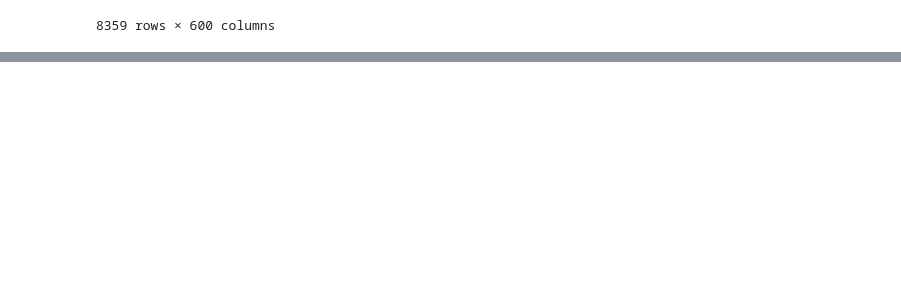
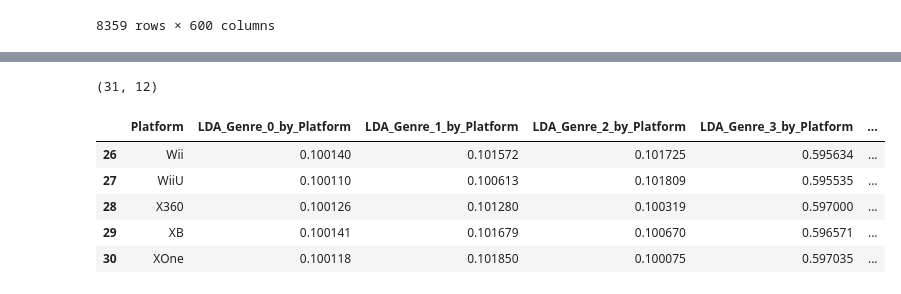
Before and after one commit to yumehara/atmacup8, a Jupyter notebook: notebook/EDA.ipynb, the cells around one changed output, grey strips where cells are left out. Cells and saved outputs as stored; diff of their text form; code cells hidden in the pictures; blank space fills up the shorter version.

```diff
--- a/notebook/EDA.ipynb
+++ b/notebook/EDA.ipynb
@@ -324,0 +360,11 @@ pd.DataFrame(svd_matrix).add_prefix('SVD_')
+# %%
+# pd.pivot_table(train_, index='Platform', columns='year', values='JP_Sales', aggfunc='count')
+LDA_topic(train_, 5, index='Platform', column='Genre', value='Global_Sales').tail()
+# %% [output]
+(31, 12)
+|  | Platform | LDA_Genre_0_by_Platform | LDA_Genre_1_by_Platform | LDA_Genre_2_by_Platform | LDA_Genre_3_by_Platform | ... |
+| 26 | Wii | 0.100140 | 0.101572 | 0.101725 | 0.595634 | ... |
+| 27 | WiiU | 0.100110 | 0.100613 | 0.101809 | 0.595535 | ... |
+| 28 | X360 | 0.100126 | 0.101280 | 0.100319 | 0.597000 | ... |
+| 29 | XB | 0.100141 | 0.101679 | 0.100670 | 0.596571 | ... |
+| 30 | XOne | 0.100118 | 0.101850 | 0.100075 | 0.597035 | ... |
```
Also changed, not shown: parts of 5 cells of this notebook, 2 other files.
